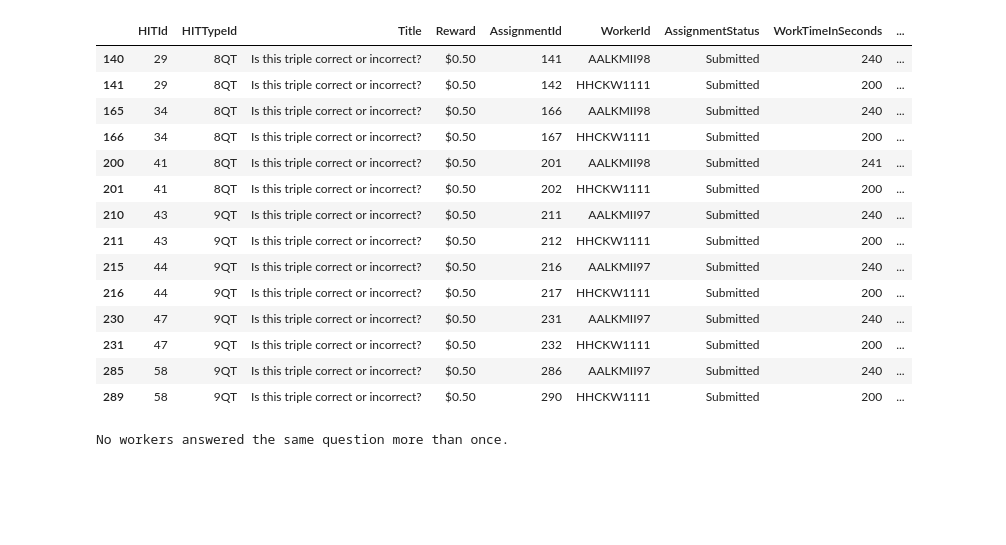
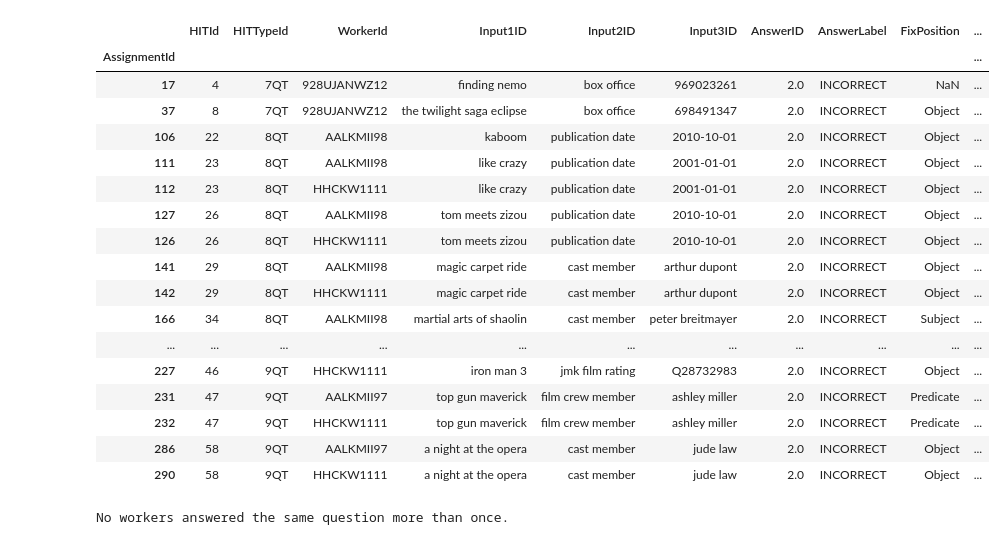
Before and after one commit to random9nessss/HS-24-Advanced-Topics-in-Artificial-Intelligence, a Jupyter notebook: development/crowd_source.ipynb, the cells around one changed output. Cells and saved outputs as stored; diff of their text form; code cells hidden in the pictures; blank space fills up the shorter version.

Commit message:
pivot for corrections

```diff
--- a/development/crowd_source.ipynb
+++ b/development/crowd_source.ipynb
@@ -25,0 +30,3 @@ crowd_df
+# %%
+crowd_df = crowd_df.drop(columns=["Title", "Reward", "AssignmentStatus"])
+crowd_df
@@ -26,8 +48,13 @@ crowd_df
 # %%
 crowd_df['LifetimeApprovalRate'] = crowd_df['LifetimeApprovalRate'].astype(str).str.rstrip('%').astype(float)
+
 median_rate = crowd_df['LifetimeApprovalRate'].median()
-crowd_df = crowd_df[(crowd_df['LifetimeApprovalRate'] >= median_rate)]
+
+correction = 0
+crowd_df = crowd_df[(crowd_df['LifetimeApprovalRate'] >= median_rate - correction)]
+
 print(f"Median lifetime approval rate: {int(median_rate)}%")
+
 crowd_df
 # %% [output]
 Median lifetime approval rate: 80%
@@ -47,6 +75,9 @@ Median lifetime approval rate: 80%
 # %%
 median_rate = crowd_df['WorkTimeInSeconds'].median()
-crowd_df = crowd_df[(crowd_df['WorkTimeInSeconds'] >= median_rate)]
+
+correction = 0
+crowd_df = crowd_df[(crowd_df['WorkTimeInSeconds'] >= median_rate - correction)]
+
 print(f"Median work time in seconds: {int(median_rate)}s")
 crowd_df
 # %% [output]
@@ -67,3 +99,5 @@ Median work time in seconds: 200s
+# %%
+crowd_df = crowd_df.drop(columns=["WorkTimeInSeconds", "LifetimeApprovalRate"])
 # %%
 filtered_df = crowd_df.groupby("HITId").filter(
     lambda group: group[group["AnswerLabel"] == "INCORRECT"].shape[0] >
@@ -91,49 +126,52 @@ filtered_df
 # %%
-import json
 json_files = ["./exports/people_db.json", "./exports/movie_db.json"]
 merged_data = {
     k.split("/")[-1]: v
     for file_path in json_files
     for k, v in json.load(open(file_path, 'r')).items()
 }
 
 with open("./exports/predicate_db.json", 'r') as f:
     # Reversed index
     merged_data.update({v.split("/")[-1]: k for k, v in json.load(f).items()})
 
-def set_label(identity, required=True):
-    identity = str(identity)
-    if "/" in identity:
-        identity = identity.split("/")[-1]
-    elif ":" in identity:
-        identity = identity.split(":")[-1]
-    return merged_data.get(identity, np.nan if required else identity)
+def set_label(value, required=True):
+    value = str(value)
+    if "/" in value:
+        value = value.split("/")[-1]
+    elif ":" in value:
+        value = value.split(":")[-1]
+    return merged_data.get(value, np.nan if required else value)
 
-for column in ["Input1ID", "Input2ID", "Input3ID"]:
+for column in ["Input1ID", "Input2ID"]:
     filtered_df[column] = filtered_df[column].apply(set_label, required=True)
 
-filtered_df["FixValue"] = filtered_df["FixValue"].apply(set_label, required=False)
+for column in ["Input3ID", "FixValue"]:
+    filtered_df[column] = filtered_df[column].apply(set_label, required=False)
+
 
 filtered_df = filtered_df.dropna(subset=["Input1ID", "Input2ID", "Input3ID"])
 
-
 filtered_df
 # %% [output]
-|  | HITId | HITTypeId | Title | Reward | AssignmentId | WorkerId | AssignmentStatus | WorkTimeInSeconds | ... |
-| 140 | 29 | 8QT | Is this triple correct or incorrect? | $0.50 | 141 | AALKMII98 | Submitted | 240 | ... |
-| 141 | 29 | 8QT | Is this triple correct or incorrect? | $0.50 | 142 | HHCKW1111 | Submitted | 200 | ... |
-| 165 | 34 | 8QT | Is this triple correct or incorrect? | $0.50 | 166 | AALKMII98 | Submitted | 240 | ... |
-| 166 | 34 | 8QT | Is this triple correct or incorrect? | $0.50 | 167 | HHCKW1111 | Submitted | 200 | ... |
-| 200 | 41 | 8QT | Is this triple correct or incorrect? | $0.50 | 201 | AALKMII98 | Submitted | 241 | ... |
-| 201 | 41 | 8QT | Is this triple correct or incorrect? | $0.50 | 202 | HHCKW1111 | Submitted | 200 | ... |
-| 210 | 43 | 9QT | Is this triple correct or incorrect? | $0.50 | 211 | AALKMII97 | Submitted | 240 | ... |
-| 211 | 43 | 9QT | Is this triple correct or incorrect? | $0.50 | 212 | HHCKW1111 | Submitted | 200 | ... |
-| 215 | 44 | 9QT | Is this triple correct or incorrect? | $0.50 | 216 | AALKMII97 | Submitted | 240 | ... |
-| 216 | 44 | 9QT | Is this triple correct or incorrect? | $0.50 | 217 | HHCKW1111 | Submitted | 200 | ... |
-| 230 | 47 | 9QT | Is this triple correct or incorrect? | $0.50 | 231 | AALKMII97 | Submitted | 240 | ... |
-| 231 | 47 | 9QT | Is this triple correct or incorrect? | $0.50 | 232 | HHCKW1111 | Submitted | 200 | ... |
-| 285 | 58 | 9QT | Is this triple correct or incorrect? | $0.50 | 286 | AALKMII97 | Submitted | 240 | ... |
-| 289 | 58 | 9QT | Is this triple correct or incorrect? | $0.50 | 290 | HHCKW1111 | Submitted | 200 | ... |
+|  | HITId | HITTypeId | WorkerId | Input1ID | Input2ID | Input3ID | AnswerID | AnswerLabel | FixPosition | ... |
+| AssignmentId |  |  |  |  |  |  |  |  |  | ... |
+| 17 | 4 | 7QT | 928UJANWZ12 | finding nemo | box office | 969023261 | 2.0 | INCORRECT | NaN | ... |
+| 37 | 8 | 7QT | 928UJANWZ12 | the twilight saga eclipse | box office | 698491347 | 2.0 | INCORRECT | Object | ... |
+| 106 | 22 | 8QT | AALKMII98 | kaboom | publication date | 2010-10-01 | 2.0 | INCORRECT | Object | ... |
+| 111 | 23 | 8QT | AALKMII98 | like crazy | publication date | 2001-01-01 | 2.0 | INCORRECT | Object | ... |
+| 112 | 23 | 8QT | HHCKW1111 | like crazy | publication date | 2001-01-01 | 2.0 | INCORRECT | Object | ... |
+| 127 | 26 | 8QT | AALKMII98 | tom meets zizou | publication date | 2010-10-01 | 2.0 | INCORRECT | Object | ... |
+| 126 | 26 | 8QT | HHCKW1111 | tom meets zizou | publication date | 2010-10-01 | 2.0 | INCORRECT | Object | ... |
+| 141 | 29 | 8QT | AALKMII98 | magic carpet ride | cast member | arthur dupont | 2.0 | INCORRECT | Object | ... |
+| 142 | 29 | 8QT | HHCKW1111 | magic carpet ride | cast member | arthur dupont | 2.0 | INCORRECT | Object | ... |
+| 166 | 34 | 8QT | AALKMII98 | martial arts of shaolin | cast member | peter breitmayer | 2.0 | INCORRECT | Subject | ... |
+| ... | ... | ... | ... | ... | ... | ... | ... | ... | ... | ... |
+| 227 | 46 | 9QT | HHCKW1111 | iron man 3 | jmk film rating | Q28732983 | 2.0 | INCORRECT | Object | ... |
+| 231 | 47 | 9QT | AALKMII97 | top gun maverick | film crew member | ashley miller | 2.0 | INCORRECT | Predicate | ... |
+| 232 | 47 | 9QT | HHCKW1111 | top gun maverick | film crew member | ashley miller | 2.0 | INCORRECT | Predicate | ... |
+| 286 | 58 | 9QT | AALKMII97 | a night at the opera | cast member | jude law | 2.0 | INCORRECT | Object | ... |
+| 290 | 58 | 9QT | HHCKW1111 | a night at the opera | cast member | jude law | 2.0 | INCORRECT | Object | ... |
 # %%
 duplicate_answers = crowd_df[crowd_df.duplicated(subset=["WorkerId", "HITId"], keep=False)]
 duplicate_summary = duplicate_answers.groupby(["WorkerId", "HITId"]).size().reset_index(name="Duplicate_Count")
```
Also changed, not shown: parts of 8 cells of this notebook.
